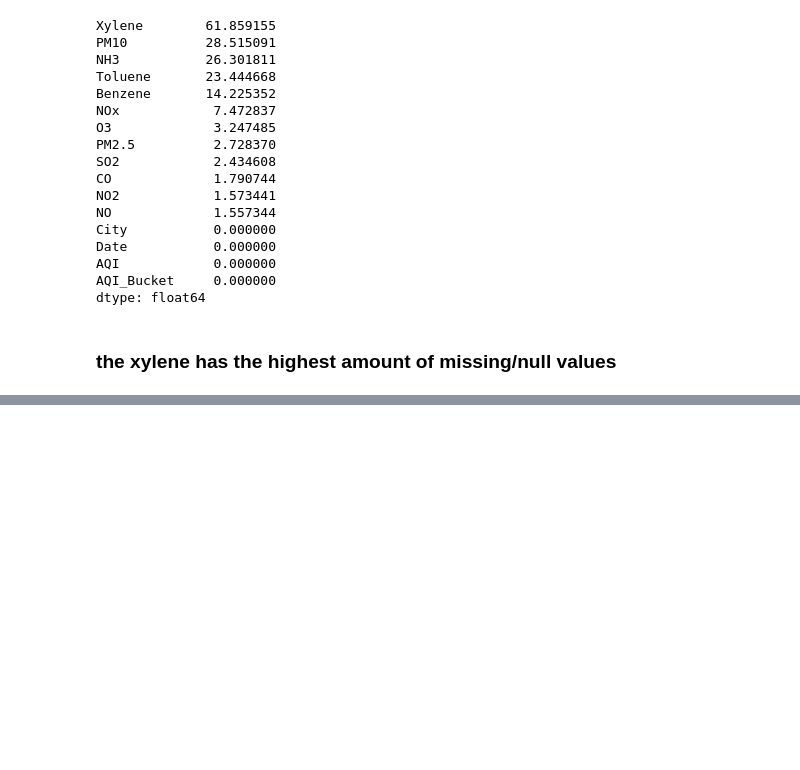
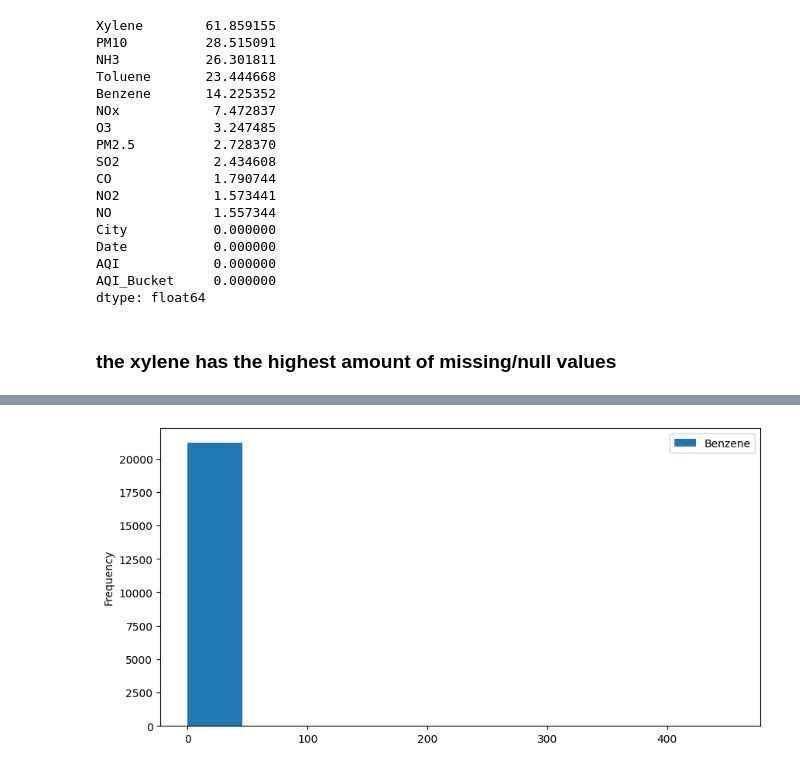
Before and after one commit to Sambhav260904/Air-Quality-Index-Prediction-Model, a Jupyter notebook: air quality index prediction model.ipynb, the cells around one changed output, grey strips where cells are left out. Drawn from its saved outputs; the diff is of its cells as text; code cells hidden in the pictures; blank space fills up the shorter version.

```diff
--- a/air quality index prediction model.ipynb
+++ b/air quality index prediction model.ipynb
@@ -141,0 +150,6 @@ dtype: float64
+# %%
+df['Benzene'].plot(kind='hist',figsize=(10,5))
+plt.legend()
+plt.show()
+# %% [output]
+[figure, added]
```
Also changed, not shown: parts of 28 cells of this notebook.
